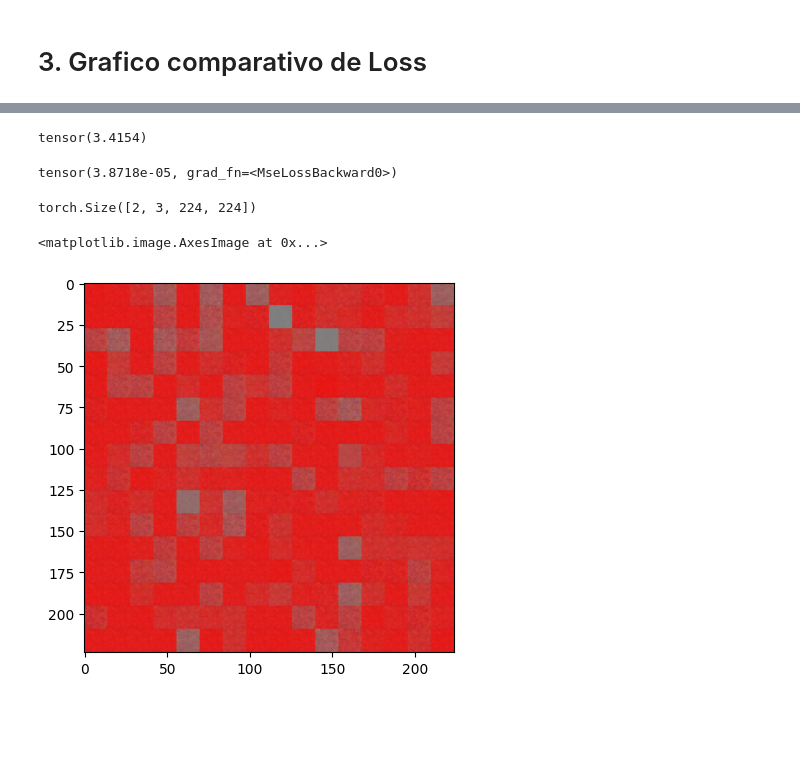
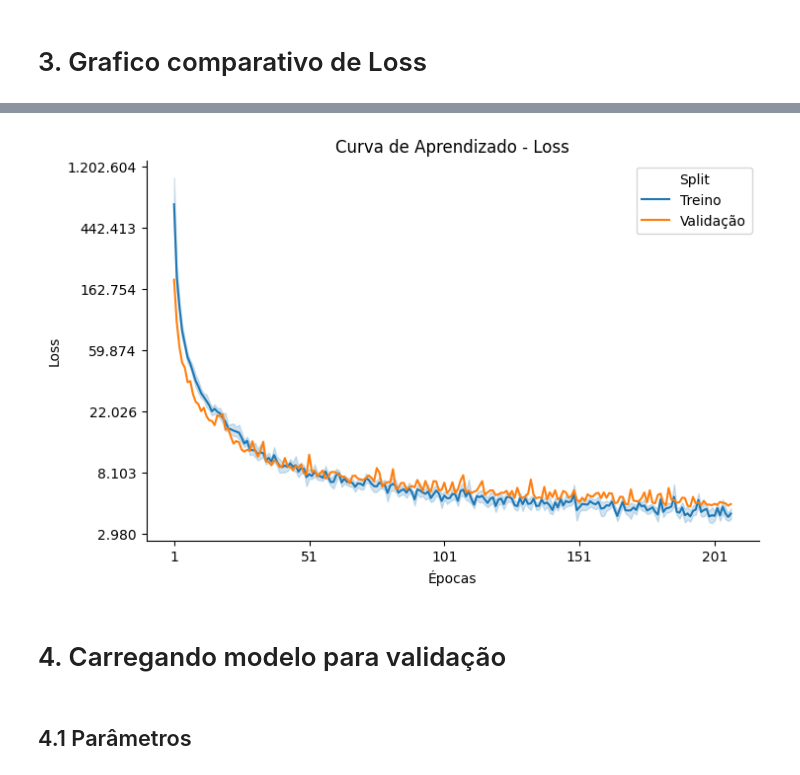
Before and after one commit to Migliorin/Image-Denoising, a Jupyter notebook: notebooks/ExperimentsAnalysis/PlotGraph.ipynb, the cells around one changed output, grey strips where cells are left out. Saved outputs shown, nothing was run; the diff lists cells and outputs as text; code cells hidden in the pictures; blank space fills up the shorter version.

Commit message:
feat: New plot and fix noise

```diff
--- a/notebooks/ExperimentsAnalysis/PlotGraph.ipynb
+++ b/notebooks/ExperimentsAnalysis/PlotGraph.ipynb
@@ -345,4 +122,0 @@ torch.Size([3, 224, 224])
-# %%
-(ori_img[0] - noi_img[0]).sum(dim=1).mean()
-# %% [output]
-tensor(3.4154)
@@ -351,13 +123,29 @@ loss = nn.MSELoss()
-# %%
-loss(denoised[:,:-1,:],ori_img_)
-# %% [output]
-tensor(3.8718e-05, grad_fn=<MseLossBackward0>)
-# %%
-denoised_.shape
-# %% [output]
-torch.Size([2, 3, 224, 224])
-# %%
-plt.imshow(denoised_[0].permute(1,2,0).detach().numpy())
-# %% [output]
-<matplotlib.image.AxesImage at 0x...>
-[figure, removed]
+# %%
+locale.setlocale(locale.LC_ALL, 'pt_BR.UTF-8')
+
+fig, ax = plt.subplots(figsize=(8,5))
+
+sns.lineplot(data=df_concat,x="epoch",y="loss",hue="Split",ax=ax)
+ax.set_yticklabels([
+        locale.format_string("%d", np.e**(int(x.get_text())), grouping=True) for x in ax.get_yticklabels()
+    ])
+
+ax.set_xticklabels([
+        locale.format_string("%d", int(x.get_text().replace('−', '-'))+1, grouping=True) for x in ax.get_xticklabels()
+    ])
+
+ax.set_ylabel("Loss")
+ax.set_xlabel("Épocas")
+
+ax.set_title("Curva de Aprendizado - Loss")
+
+ax.spines["right"].set_visible(False)
+ax.spines["top"].set_visible(False)
+
+plt.show()
+# %% [output]
+[figure, added]
+# %% [markdown]
+# 4. Carregando modelo para validação
+# %% [markdown]
+## 4.1 Parâmetros
```
Also changed, not shown: parts of 48 cells of this notebook, 1 other file.
